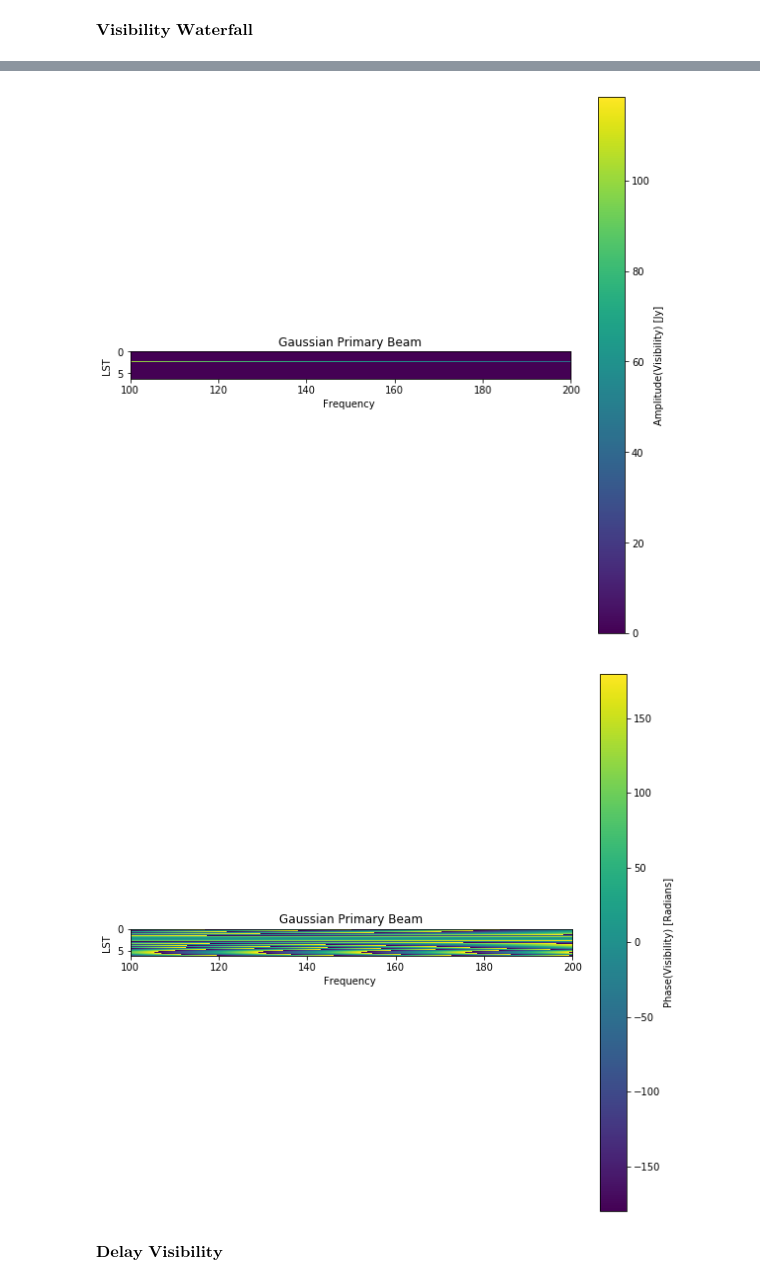
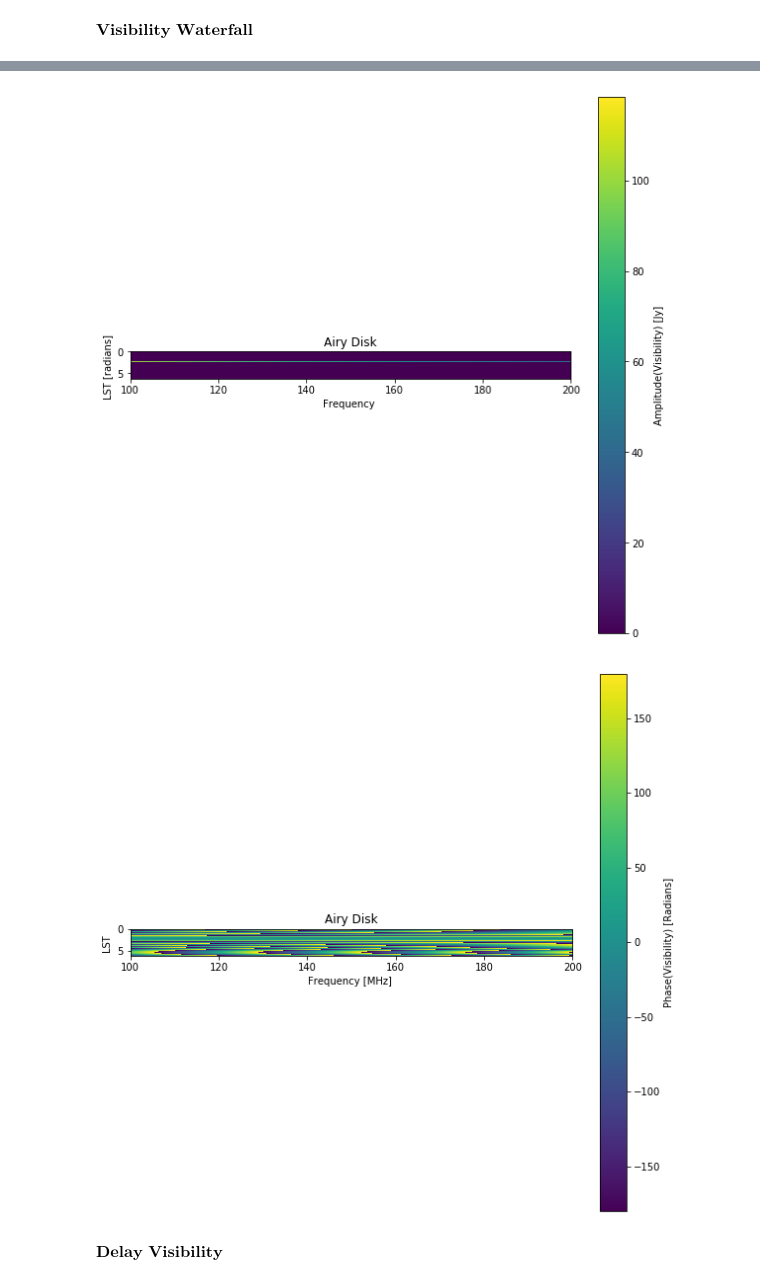
Before and after one commit to UKZN-Astronomy/hera_corrcal, a Jupyter notebook: Simulations/Visibility Simulation GLEAM Catalogue.ipynb, the cells around one changed output, grey strips where cells are left out. Saved outputs shown, nothing was run; the diff lists cells and outputs as text; code cells hidden in the pictures.

```diff
--- a/Simulations/Visibility Simulation GLEAM Catalogue.ipynb
+++ b/Simulations/Visibility Simulation GLEAM Catalogue.ipynb
@@ -55,13 +55,13 @@ Detail of how/where to download GLEAM Catalogue and data manipulation are discus
 https://github.com/UKZN-Astronomy/hera_corrcal/blob/master/Simulations/Preparing%20GLEAM%20Source%20Catague.ipynb
 # %%
 #loadinng GLEAM Calague 70-200 MHz
-datafile = pd.read_csv('GLEAM_Catalogue_above_1Jy_70_237MHz.csv')
+datafile = pd.read_csv('GLEAM_Catalogue_flux_above_15Jy_70_237MHz.csv')
 
 df = pd.DataFrame(data=datafile)
 
 #Flux and spectral indeces best fit
 
-data_bestfit = np.load('GLEAM_Catalogue_flux_above_1Jy_100_200MHz_best_fit_S_0_alpha.npy')
+data_bestfit = np.load('GLEAM_Catalogue_flux_above_15Jy_100_200MHz_best_fit_S_0_alpha.npy')
 
 RA = np.deg2rad(df['RAJ2000'])
 DEC =np.deg2rad(df['DEJ2000'])
@@ -413,14 +397,15 @@ ant1_theta_error,ant1_phi_error, ant2_theta_error,ant2_phi_error,Ant1_beam_size_
 
 vis_gp =np.zeros((lsts.size,freqs.size),dtype='complex')
 vis_ad =np.zeros((lsts.size,freqs.size),dtype='complex')
-
+src_ps = np.zeros((lsts.size,3))
+ra_src =(np.deg2rad(RA_0) + np.pi/2.0)
 for lst_i in range(lsts.size):
             #star hour angle
-            ra= lsts[lst_i] - ((np.deg2rad(RA_0) +np.pi/2.0))
+            ra= lsts[lst_i] - ra_src
 
             src_pos_lmn = pos_lmn(ra,np.deg2rad(DEC_0),np.deg2rad(RA_0),np.deg2rad(DEC_0))
 
-
+            src_ps[lst_i] = src_pos_lmn
             #transforming antenna position from ENU to equatorial system XYZ
             lat = np.deg2rad(DEC_0)
             xyz_1,xyz_2 = XYZ_trans_mat(ant1_pos,lat)[0],XYZ_trans_mat(ant2_pos,lat)[0]
@@ -511,24 +524,24 @@ plt.show()
 # %%
 extent =[freqs[0],freqs[-1],lsts[-1],lsts[0]]
 
 plt.figure(figsize =(10,10))
-plt.title("Gaussian Primary Beam")
+plt.title("Airy Disk")
 plt.imshow(np.abs(vis_ad),extent=extent)
 plt.xlabel('Frequency ')
-plt.ylabel('LST ')
+plt.ylabel('LST [radians] ')
 plt.colorbar(label= r'Amplitude(Visibility) [Jy]')
 plt.show()
 
 plt.figure(figsize =(10,10))
-plt.title("Gaussian Primary Beam")
+plt.title("Airy Disk")
 plt.imshow(np.angle(vis_ad,deg='deg'),extent=extent)
-plt.xlabel('Frequency ')
+plt.xlabel('Frequency [MHz] ')
 plt.ylabel('LST ')
 plt.colorbar(label= r'Phase(Visibility) [Radians]')
 plt.show()
 # %% [output]
-[figure, old version]
+[figure, new version]
-[figure, old version]
+[figure, new version]
 # %% [markdown]
 $\textbf{Delay Visibility}$
 # %%
```
Also changed, not shown: parts of 23 cells of this notebook.
